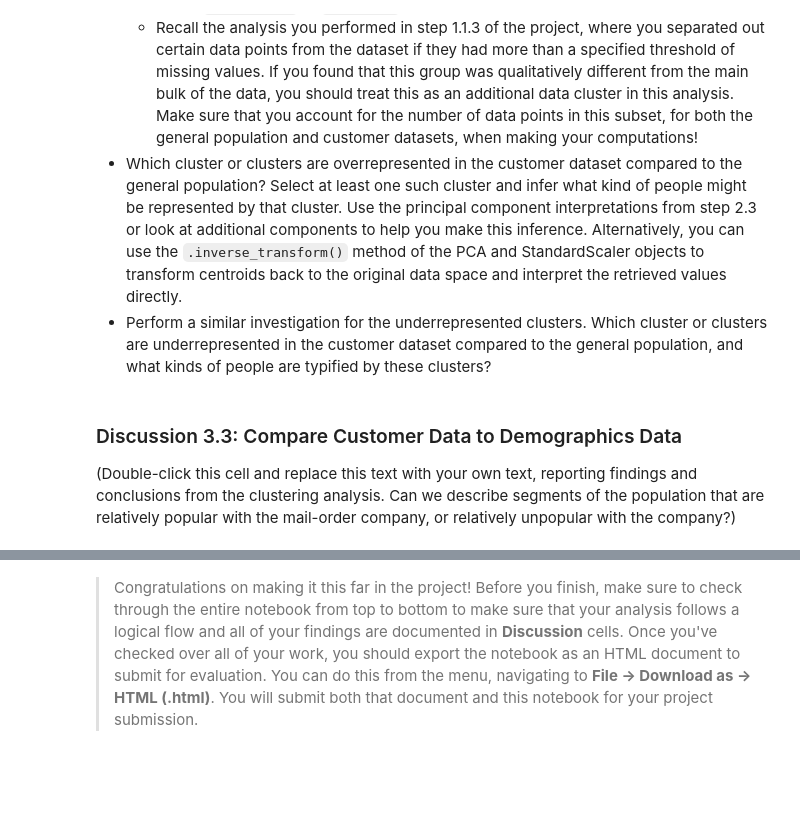
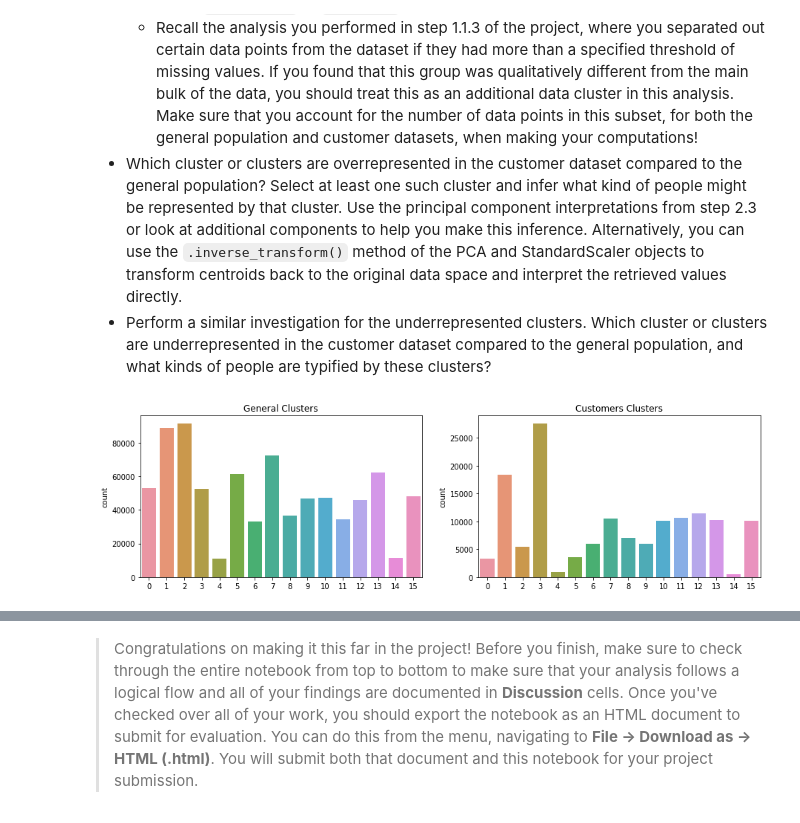
Before and after one commit to Ahmad-Almosallam/Identify-Customer-Segments, a Jupyter notebook: Identify_Customer_Segments.ipynb, the cells around one changed output, grey strips where cells are left out. Saved outputs shown, nothing was run; the diff lists cells and outputs as text; code cells hidden in the pictures; blank space fills up the shorter version.

```diff
--- a/Identify_Customer_Segments.ipynb
+++ b/Identify_Customer_Segments.ipynb
@@ -891,3 +929,4 @@ customers =
 # Apply preprocessing, feature transformation, and clustering from the general
 # demographics onto the customer data, obtaining cluster predictions for the
 # customer demographics data.
+customers_clean = clean_data(customers,pd.read_csv('AZDIAS_Feature_Summary.csv' , sep=';'))
@@ -894,3 +950,11 @@ customers =
+# %%
+customers_clean["GEBAEUDETYP_5.0"] = 0
+# %%
+customers_scaled = scaler.fit_transform(customers_clean)
+customers_scaled = pd.DataFrame(customers_scaled,columns = customers_clean.columns.tolist())
+customers_pca = pca_65.transform(customers_scaled)
+# %%
+cus_pred = kmeans.predict(customers_pca)
 # %% [markdown]
 ### Step 3.3: Compare Customer Data to Demographics Data
 
@@ -907,3 +971,14 @@ Take a look at the following points in this step:
 # %%
 # Compare the proportion of data in each cluster for the customer data to the
 # proportion of data in each cluster for the general population.
+
+fig, (ax1, ax2) = plt.subplots(1, 2)
+fig.set_figwidth(15)
+ax1.set_title('General Clusters')
+sns.countplot(kmeans_pred,ax=ax1)
+
+ax2.set_title('Customers Clusters')
+sns.countplot(cus_pred,ax=ax2)
+plt.show()
+# %% [output]
+[figure, added]
@@ -916,4 +999,0 @@ Take a look at the following points in this step:
-# %% [markdown]
-### Discussion 3.3: Compare Customer Data to Demographics Data
-
-(Double-click this cell and replace this text with your own text, reporting findings and conclusions from the clustering analysis. Can we describe segments of the population that are relatively popular with the mail-order company, or relatively unpopular with the company?)
```
Also changed, not shown: parts of 20 cells of this notebook, 1 other file.
